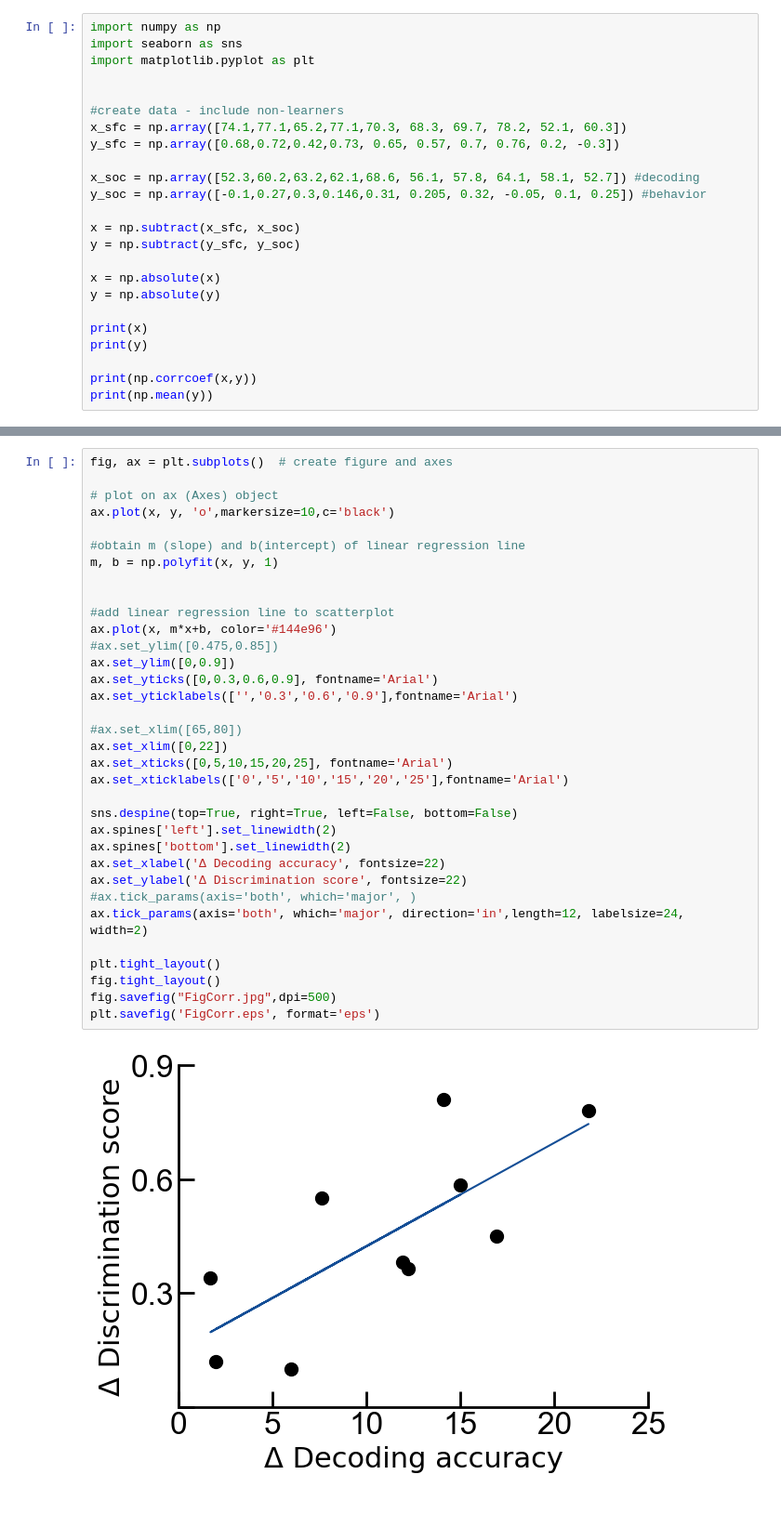
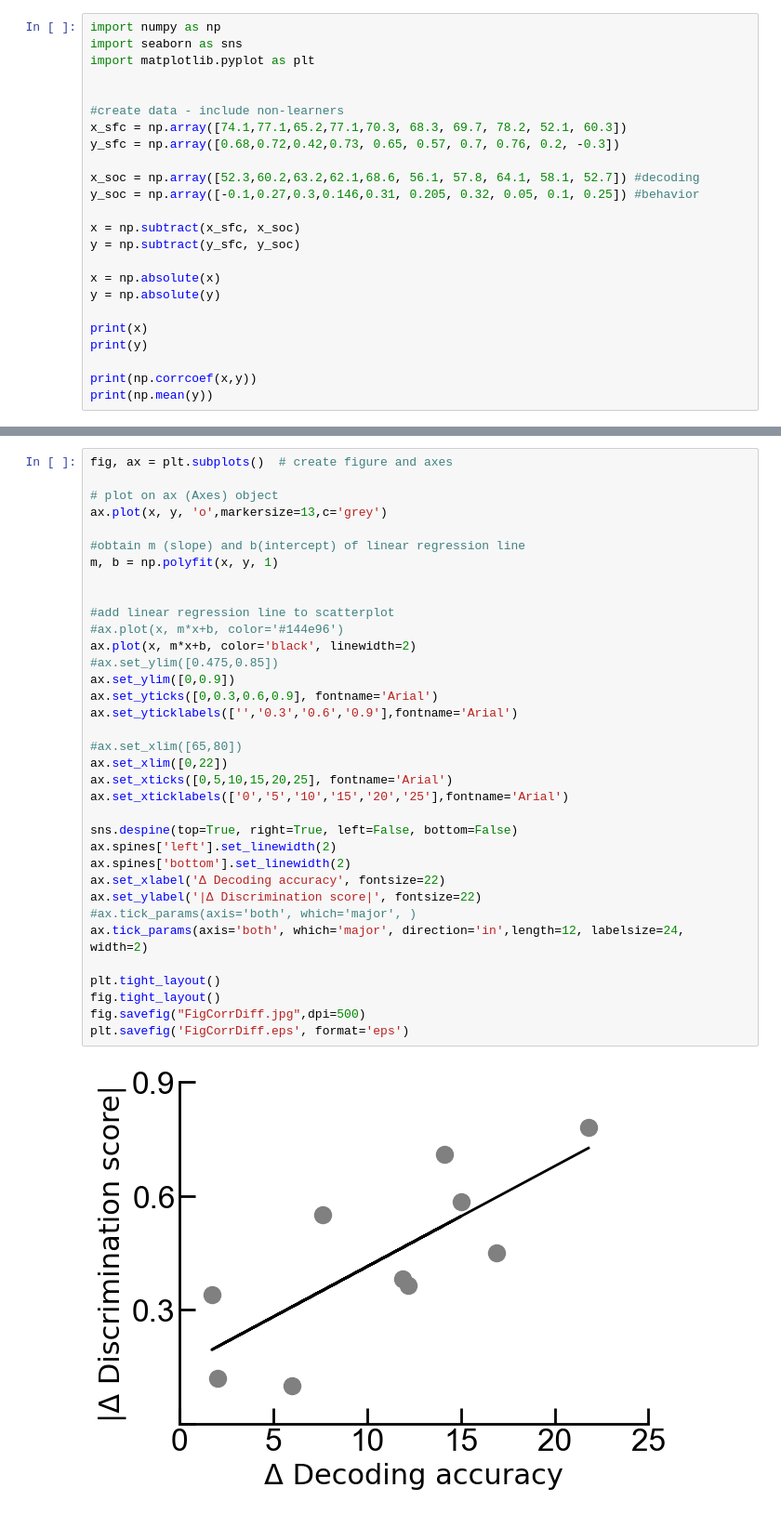
Before and after one commit to Pegahka/SocialFearConditioningProject, a Jupyter notebook: Decoding/Correlation_Differences/CorrelationDecodBehav-Differences.ipynb, the cells around one changed output, grey strips where cells are left out. Shown at 93% size. Saved outputs shown, nothing was run; the diff lists cells and outputs as text.

```diff
--- a/Decoding/Correlation_Differences/CorrelationDecodBehav-Differences.ipynb
+++ b/Decoding/Correlation_Differences/CorrelationDecodBehav-Differences.ipynb
@@ -9,7 +9,7 @@ x_sfc = np.array([74.1,77.1,65.2,77.1,70.3, 68.3, 69.7, 78.2, 52.1, 60.3])
 y_sfc = np.array([0.68,0.72,0.42,0.73, 0.65, 0.57, 0.7, 0.76, 0.2, -0.3])
 
 x_soc = np.array([52.3,60.2,63.2,62.1,68.6, 56.1, 57.8, 64.1, 58.1, 52.7]) #decoding
-y_soc = np.array([-0.1,0.27,0.3,0.146,0.31, 0.205, 0.32, -0.05, 0.1, 0.25]) #behavior
+y_soc = np.array([-0.1,0.27,0.3,0.146,0.31, 0.205, 0.32, 0.05, 0.1, 0.25]) #behavior
 
 x = np.subtract(x_sfc, x_soc)
 y = np.subtract(y_sfc, y_soc)
@@ -31,36 +31,37 @@ print(np.mean(y))
 # %%
 fig, ax = plt.subplots()  # create figure and axes
 
 # plot on ax (Axes) object
-ax.plot(x, y, 'o',markersize=10,c='black')
+ax.plot(x, y, 'o',markersize=13,c='grey')
 
 #obtain m (slope) and b(intercept) of linear regression line
 m, b = np.polyfit(x, y, 1)
 
 
 #add linear regression line to scatterplot
-ax.plot(x, m*x+b, color='#144e96')
+#ax.plot(x, m*x+b, color='#144e96')
+ax.plot(x, m*x+b, color='black', linewidth=2)
 #ax.set_ylim([0.475,0.85])
 ax.set_ylim([0,0.9])
 ax.set_yticks([0,0.3,0.6,0.9], fontname='Arial')
 ax.set_yticklabels(['','0.3','0.6','0.9'],fontname='Arial')
 
 #ax.set_xlim([65,80])
 ax.set_xlim([0,22])
 ax.set_xticks([0,5,10,15,20,25], fontname='Arial')
 ax.set_xticklabels(['0','5','10','15','20','25'],fontname='Arial')
 
 sns.despine(top=True, right=True, left=False, bottom=False)
 ax.spines['left'].set_linewidth(2)
 ax.spines['bottom'].set_linewidth(2)
 ax.set_xlabel('Δ Decoding accuracy', fontsize=22)
-ax.set_ylabel('Δ Discrimination score', fontsize=22)
+ax.set_ylabel('|Δ Discrimination score|', fontsize=22)
 #ax.tick_params(axis='both', which='major', )
 ax.tick_params(axis='both', which='major', direction='in',length=12, labelsize=24, width=2)
 
 plt.tight_layout()
 fig.tight_layout()
-fig.savefig("FigCorr.jpg",dpi=500)
-plt.savefig('FigCorr.eps', format='eps')
+fig.savefig("FigCorrDiff.jpg",dpi=500)
+plt.savefig('FigCorrDiff.eps', format='eps')
 # %% [output]
-[figure, old version]
+[figure, new version]
```
Also changed, not shown: parts of 1 cell of this notebook, 1 other file.
